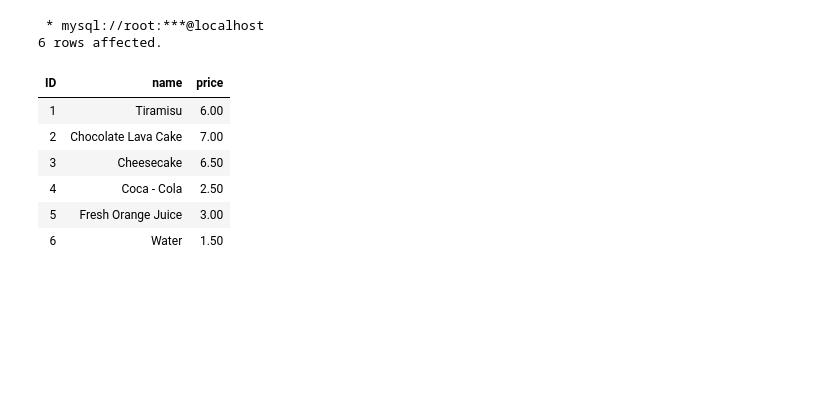
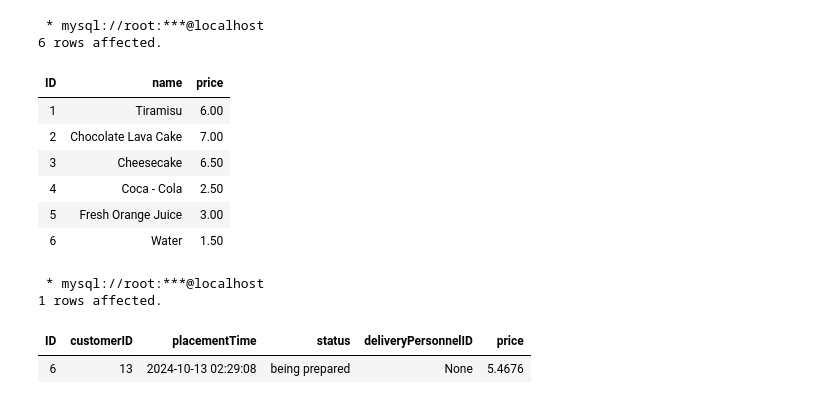
Before and after one commit to misia732/databases_project, a Jupyter notebook: shema.ipynb, the cells around one changed output. Saved outputs shown, nothing was run; the diff lists cells and outputs as text; code cells hidden in the pictures; blank space fills up the shorter version.

```diff
--- a/shema.ipynb
+++ b/shema.ipynb
@@ -428,3 +492,11 @@ SELECT * FROM drinkAndDesert;
 | 4 | Coca - Cola | 2.50 |
 | 5 | Fresh Orange Juice | 3.00 |
 | 6 | Water | 1.50 |
+# %%
+%%sql
+SELECT * FROM `order`;
+# %% [output]
+ * mysql://root:***@localhost
+1 rows affected.
+| ID | customerID | placementTime | status | deliveryPersonnelID | price |
+| 6 | 13 | 2024-10-13 02:29:08 | being prepared | None | 5.4676 |
```
Also changed, not shown: parts of 12 cells of this notebook, 17 other files.
